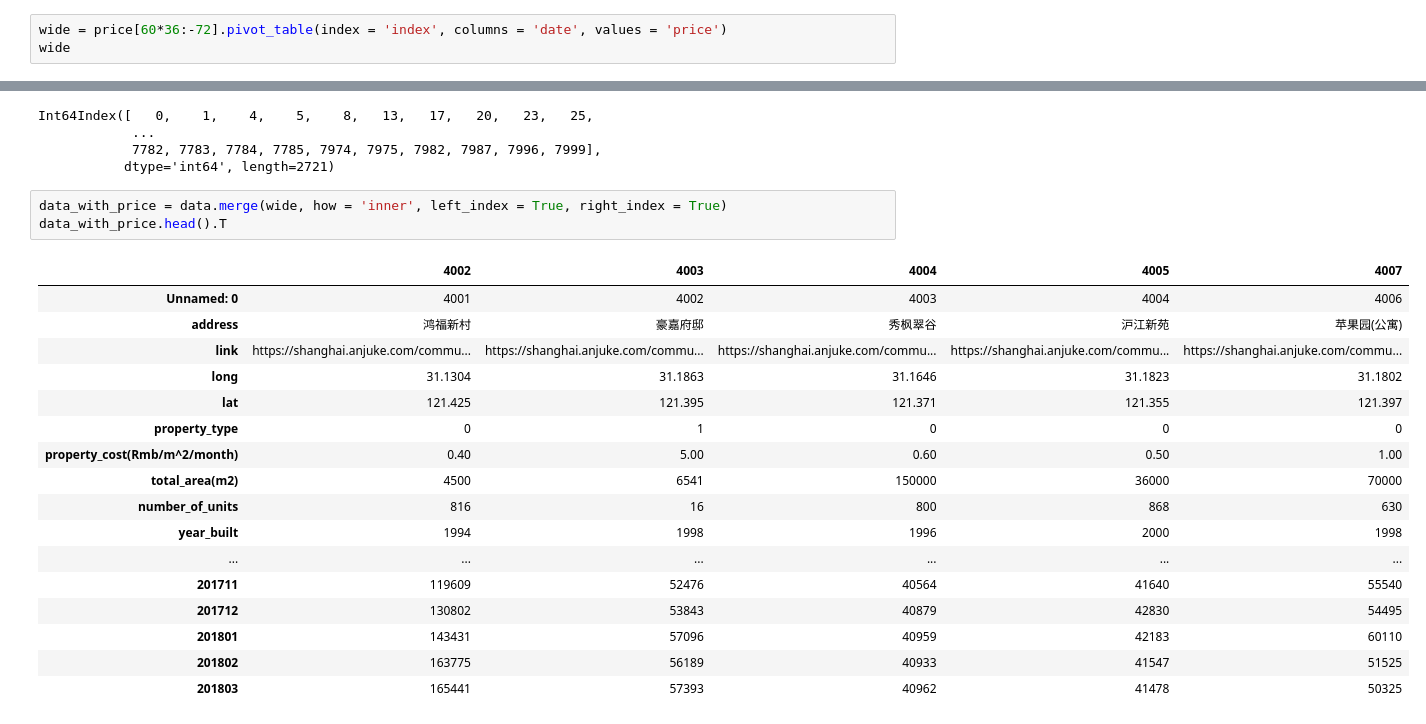
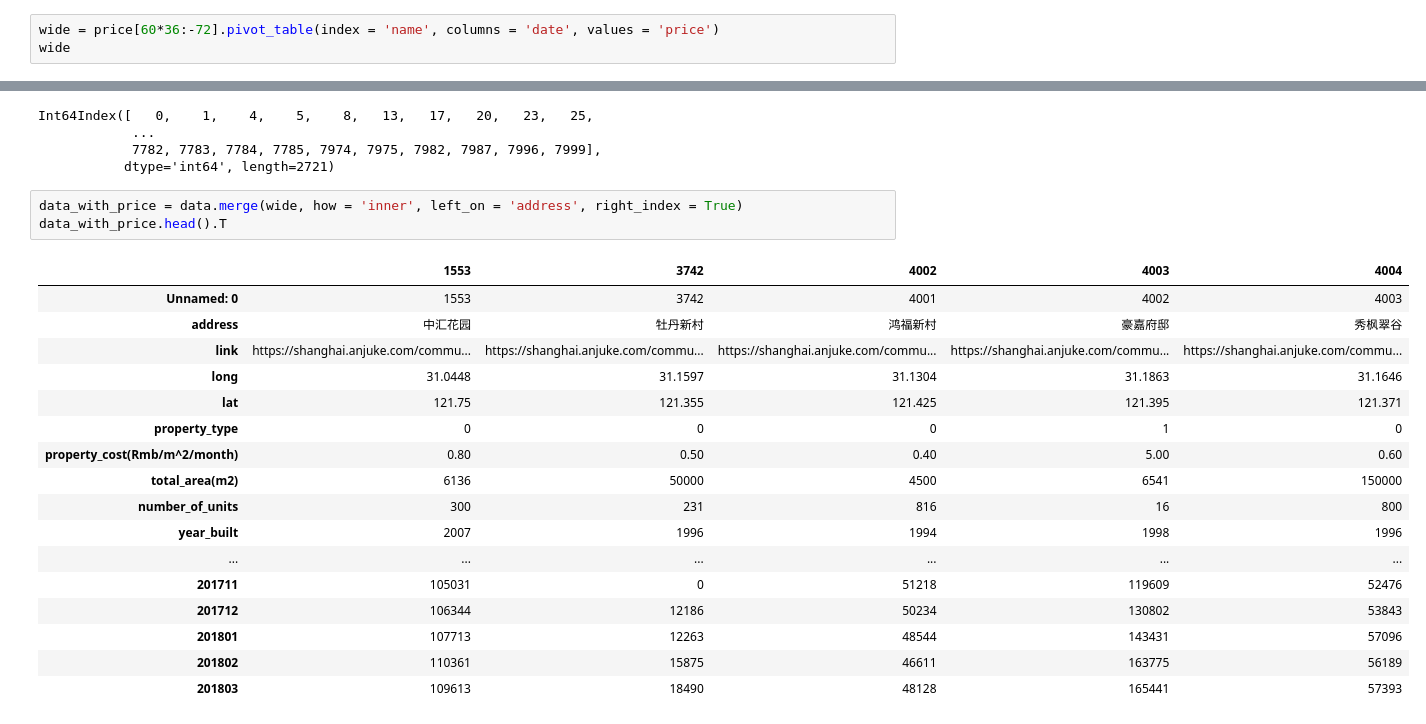
Before and after one commit to Zeronica/DataMJB, a Jupyter notebook: clean_new.ipynb, the cells around one changed output, grey strips where cells are left out. Drawn from its saved outputs; the diff is of its cells as text.

```diff
--- a/clean_new.ipynb
+++ b/clean_new.ipynb
@@ -63,7 +73,7 @@ price[60*36:-72]
 | 135359 | 135359 | 7999 | 兴联中心村 | 201803 | 26807 |
 133200 rows × 5 columns
 # %%
-wide = price[60*36:-72].pivot_table(index = 'index', columns = 'date', values = 'price')
+wide = price[60*36:-72].pivot_table(index = 'name', columns = 'date', values = 'price')
 wide
 # %% [output]
 | date | 201504 | 201505 | 201506 | 201507 | 201508 | 201509 | 201510 | 201511 | 201512 | 201601 | ... | ... |
@@ -93,26 +103,26 @@ Int64Index([   0,    1,    4,    5,    8,   13,   17,   20,   23,   25,
             7782, 7783, 7784, 7785, 7974, 7975, 7982, 7987, 7996, 7999],
            dtype='int64', length=2721)
 # %%
-data_with_price = data.merge(wide, how = 'inner', left_index = True, right_index = True)
+data_with_price = data.merge(wide, how = 'inner', left_on = 'address', right_index = True)
 data_with_price.head().T
 # %% [output]
-|  | 4002 | 4003 | 4004 | 4005 | 4007 |
-| Unnamed: 0 | 4001 | 4002 | 4003 | 4004 | 4006 |
-| address | 鸿福新村 | 豪嘉府邸 | 秀枫翠谷 | 沪江新苑 | 苹果园(公寓) |
+|  | 1553 | 3742 | 4002 | 4003 | 4004 |
+| Unnamed: 0 | 1553 | 3742 | 4001 | 4002 | 4003 |
+| address | 中汇花园 | 牡丹新村 | 鸿福新村 | 豪嘉府邸 | 秀枫翠谷 |
 | link | https://shanghai.anjuke.com/commu... | https://shanghai.anjuke.com/commu... | https://shanghai.anjuke.com/commu... | https://shanghai.anjuke.com/commu... | https://shanghai.anjuke.com/commu... |
-| long | 31.1304 | 31.1863 | 31.1646 | 31.1823 | 31.1802 |
-| lat | 121.425 | 121.395 | 121.371 | 121.355 | 121.397 |
-| property_type | 0 | 1 | 0 | 0 | 0 |
-| property_cost(Rmb/m^2/month) | 0.40 | 5.00 | 0.60 | 0.50 | 1.00 |
-| total_area(m2) | 4500 | 6541 | 150000 | 36000 | 70000 |
-| number_of_units | 816 | 16 | 800 | 868 | 630 |
-| year_built | 1994 | 1998 | 1996 | 2000 | 1998 |
+| long | 31.0448 | 31.1597 | 31.1304 | 31.1863 | 31.1646 |
+| lat | 121.75 | 121.355 | 121.425 | 121.395 | 121.371 |
+| property_type | 0 | 0 | 0 | 1 | 0 |
+| property_cost(Rmb/m^2/month) | 0.80 | 0.50 | 0.40 | 5.00 | 0.60 |
+| total_area(m2) | 6136 | 50000 | 4500 | 6541 | 150000 |
+| number_of_units | 300 | 231 | 816 | 16 | 800 |
+| year_built | 2007 | 1996 | 1994 | 1998 | 1996 |
 | ... | ... | ... | ... | ... | ... |
-| 201711 | 119609 | 52476 | 40564 | 41640 | 55540 |
-| 201712 | 130802 | 53843 | 40879 | 42830 | 54495 |
-| 201801 | 143431 | 57096 | 40959 | 42183 | 60110 |
-| 201802 | 163775 | 56189 | 40933 | 41547 | 51525 |
-| 201803 | 165441 | 57393 | 40962 | 41478 | 50325 |
+| 201711 | 105031 | 0 | 51218 | 119609 | 52476 |
+| 201712 | 106344 | 12186 | 50234 | 130802 | 53843 |
+| 201801 | 107713 | 12263 | 48544 | 143431 | 57096 |
+| 201802 | 110361 | 15875 | 46611 | 163775 | 56189 |
+| 201803 | 109613 | 18490 | 48128 | 165441 | 57393 |
 # %%
 data_with_price
 # %% [output]
```
Also changed, not shown: parts of 14 cells of this notebook, 1 other file.
